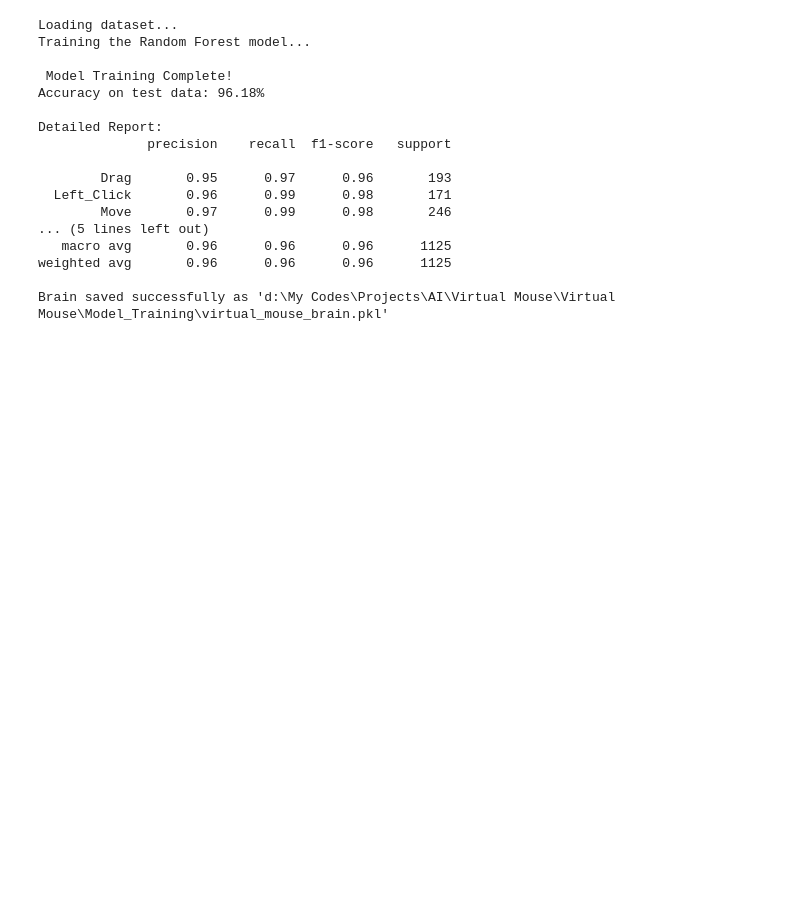
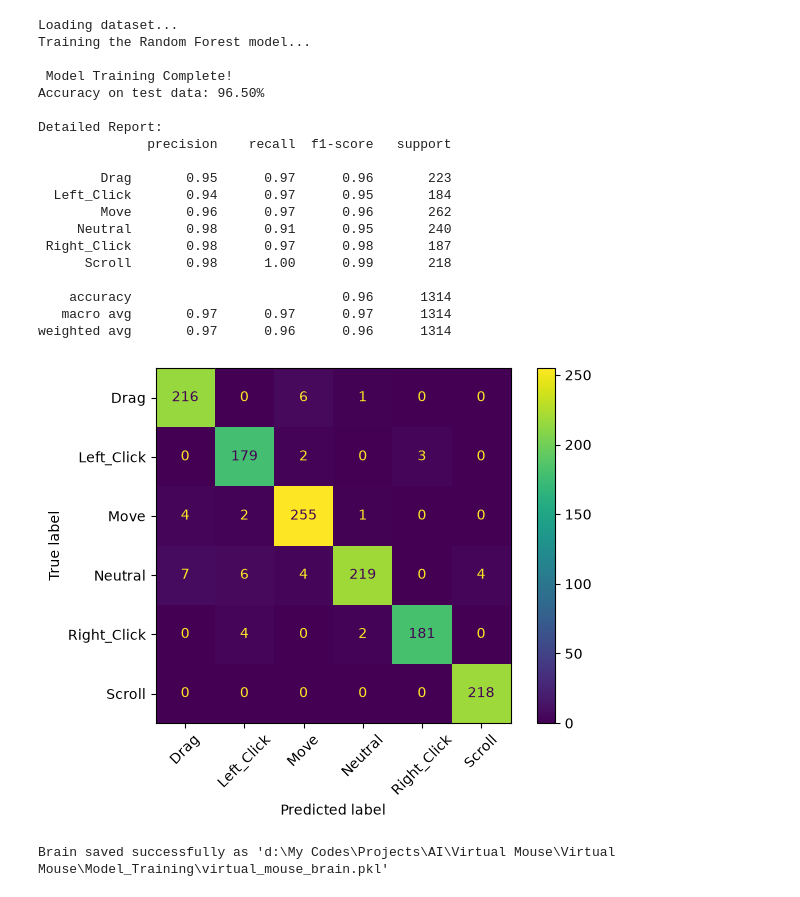
Before and after one commit to HAITHM-ALAKHALI/virtual_mouse, a Jupyter notebook: Model_Training/Train_Model.ipynb, the cells around one changed output. Drawn from its saved outputs; the diff is of its cells as text; code cells hidden in the pictures; blank space fills up the shorter version.

```diff
--- a/Model_Training/Train_Model.ipynb
+++ b/Model_Training/Train_Model.ipynb
@@ -25,41 +25,56 @@ X = df.drop("gesture_label", axis=1)
 y = df["gesture_label"]
 
 X_train, X_test, y_train, y_test = train_test_split(
-    X, y, test_size=0.2, random_state=42
+    X, y, test_size=0.2, random_state=42 , stratify=y
 )
 
 print("Training the Random Forest model...")
 model = RandomForestClassifier(n_estimators=100, random_state=42)
 model.fit(X_train, y_train)
 
 y_pred = model.predict(X_test)
 accuracy = accuracy_score(y_test, y_pred)
 
 print(f"\n Model Training Complete!")
 print(f"Accuracy on test data: {accuracy * 100:.2f}%\n")
 print("Detailed Report:")
 print(classification_report(y_test, y_pred))
+cm = confusion_matrix(y_test, y_pred)
+
+disp = ConfusionMatrixDisplay(
+    confusion_matrix=cm,
+    display_labels=model.classes_
+)
+
+disp.plot()
+plt.xticks(rotation=45)
+plt.tight_layout()
+plt.show()
 
 model_filename = os.path.join(current_dir, "virtual_mouse_brain.pkl")
 with open(model_filename, "wb") as f:
     pickle.dump(model, f)
 
 print(f"Brain saved successfully as '{model_filename}'")
 # %% [output]
 Loading dataset...
 Training the Random Forest model...
 
  Model Training Complete!
-Accuracy on test data: 96.18%
+Accuracy on test data: 96.50%
 
 Detailed Report:
               precision    recall  f1-score   support
 
-        Drag       0.95      0.97      0.96       193
-  Left_Click       0.96      0.99      0.98       171
-        Move       0.97      0.99      0.98       246
-... (5 lines left out)
-   macro avg       0.96      0.96      0.96      1125
-weighted avg       0.96      0.96      0.96      1125
+        Drag       0.95      0.97      0.96       223
+  Left_Click       0.94      0.97      0.95       184
+        Move       0.96      0.97      0.96       262
+     Neutral       0.98      0.91      0.95       240
+ Right_Click       0.98      0.97      0.98       187
+      Scroll       0.98      1.00      0.99       218
 
-Brain saved successfully as 'd:\My Codes\Projects\AI\Virtual Mouse\Virtual Mouse\Model_Training\virtual_mouse_brain.pkl'
+    accuracy                           0.96      1314
+   macro avg       0.97      0.97      0.97      1314
+weighted avg       0.97      0.96      0.96      1314
+[figure, added]
+Brain saved successfully as 'd:\My Codes\Projects\AI\Virtual Mouse\Virtual Mouse\Model_Training\virtual_mouse_brain.pkl'
```
Also changed, not shown: 6 other files.
